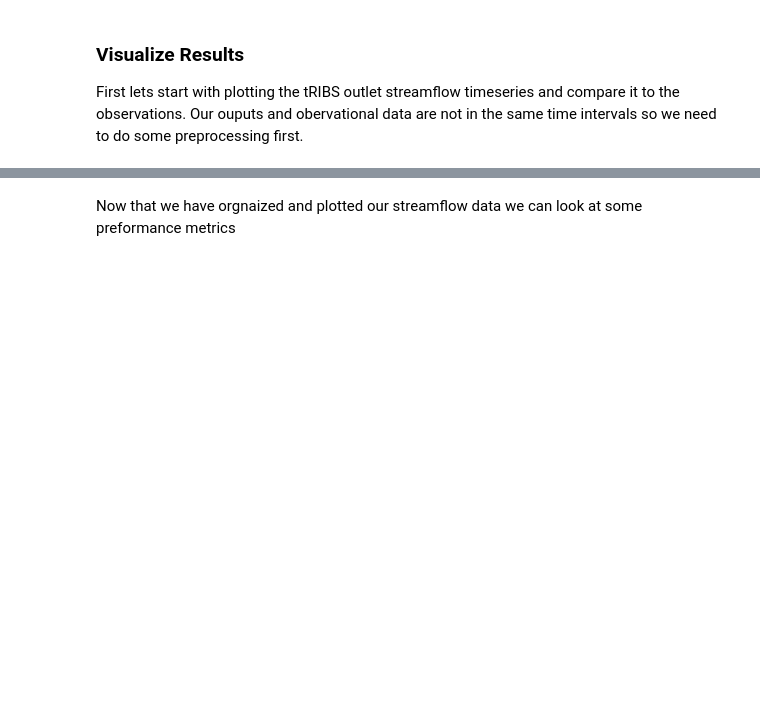
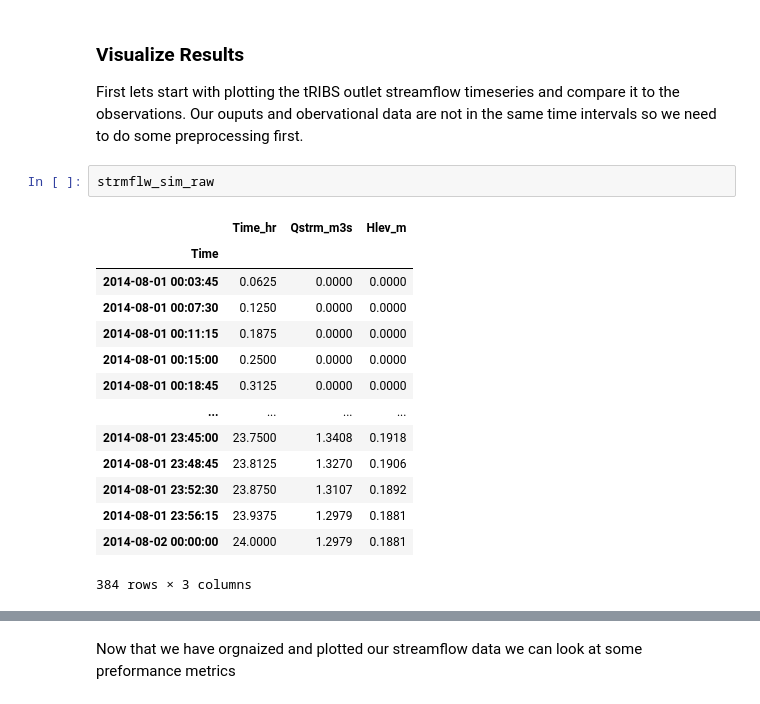
Before and after one commit to bparaju4/Exercise_4, a Jupyter notebook: workspaces/SMF_pytRIBS/smf_demo/Run_Model_C3_freq100.ipynb, the cells around one changed output, grey strips where cells are left out. Drawn from its saved outputs; the diff is of its cells as text; blank space fills up the shorter version.

```diff
--- a/workspaces/SMF_pytRIBS/smf_demo/Run_Model_C3_freq100.ipynb
+++ b/workspaces/SMF_pytRIBS/smf_demo/Run_Model_C3_freq100.ipynb
@@ -85,6 +85,23 @@ Reading in: SMF_freq1001960.pixel
 # %% [markdown]
 ### Visualize Results
 First lets start with plotting the tRIBS outlet streamflow timeseries and compare it to the observations. Our ouputs and obervational data are not in the same time intervals so we need to do some preprocessing first.
+# %%
+strmflw_sim_raw
+# %% [output]
+|  | Time_hr | Qstrm_m3s | Hlev_m |
+| Time |  |  |  |
+| 2014-08-01 00:03:45 | 0.0625 | 0.0000 | 0.0000 |
+| 2014-08-01 00:07:30 | 0.1250 | 0.0000 | 0.0000 |
+| 2014-08-01 00:11:15 | 0.1875 | 0.0000 | 0.0000 |
+| 2014-08-01 00:15:00 | 0.2500 | 0.0000 | 0.0000 |
+| 2014-08-01 00:18:45 | 0.3125 | 0.0000 | 0.0000 |
+| ... | ... | ... | ... |
+| 2014-08-01 23:45:00 | 23.7500 | 1.3408 | 0.1918 |
+| 2014-08-01 23:48:45 | 23.8125 | 1.3270 | 0.1906 |
+| 2014-08-01 23:52:30 | 23.8750 | 1.3107 | 0.1892 |
+| 2014-08-01 23:56:15 | 23.9375 | 1.2979 | 0.1881 |
+| 2014-08-02 00:00:00 | 24.0000 | 1.2979 | 0.1881 |
+384 rows × 3 columns
 # %%
 import pandas as pd
 import matplotlib.pyplot as plt
```
Also changed, not shown: parts of 6 cells of this notebook, 4 other files.
